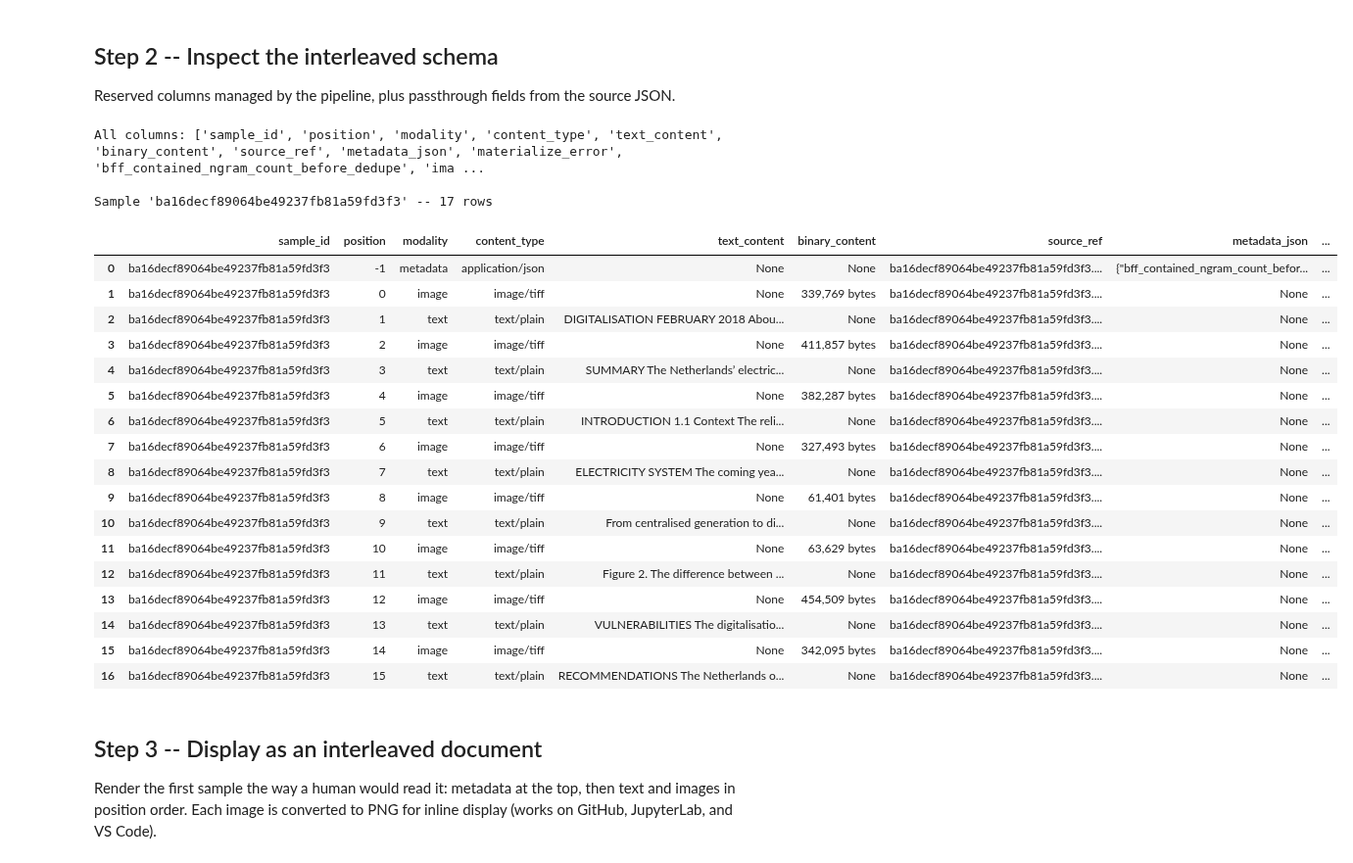
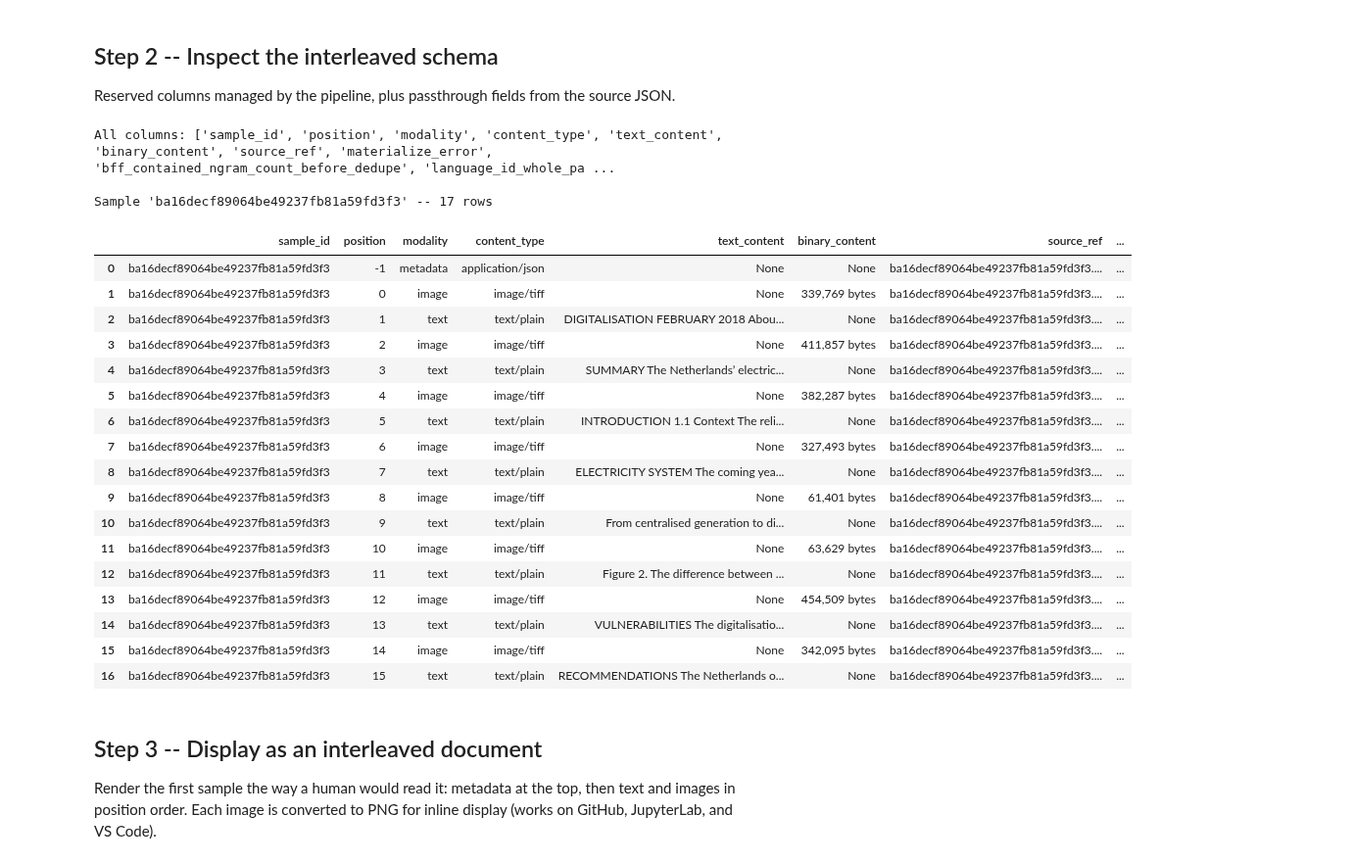
Before and after one commit to VibhuJawa/NeMo-Curator, a Jupyter notebook: tutorials/multimodal/interleaved_data_quickstart.ipynb, the cells around one changed output. Shown at 98% size. Saved outputs shown, nothing was run; the diff lists cells and outputs as text; code cells hidden in the pictures.

```diff
--- a/tutorials/multimodal/interleaved_data_quickstart.ipynb
+++ b/tutorials/multimodal/interleaved_data_quickstart.ipynb
@@ -47,6 +47,7 @@ task = FileGroupTask(task_id="quickstart", dataset_name="mint1t", data=[LOCAL_TA
 reader = WebdatasetReaderStage(
     source_id_field="pdf_name",
     materialize_on_read=True,
+    per_image_fields=["image_metadata"],
 )
 result = reader.process(task)
 batch = result[0] if isinstance(result, list) else result
@@ -94,53 +95,52 @@ def _fmt_source_ref(x: object) -> str | None:
         return None
     try:
         ref = json.loads(x)
         parts = []
         if ref.get("member"):
             parts.append(ref["member"])
         if ref.get("frame_index") is not None:
             parts.append(f"frame={ref['frame_index']}")
         if ref.get("byte_offset") is not None:
             parts.append(f"off={ref['byte_offset']}")
         return " | ".join(parts) if parts else "-"
     except (ValueError, TypeError):
         return _fmt(x)
 
 
 show = sample.copy()
 show["text_content"] = show["text_content"].map(_fmt)
 show["binary_content"] = show["binary_content"].map(_fmt)
-show["metadata_json"] = show["metadata_json"].map(lambda x: _fmt(x, max_len=80))
 show["source_ref"] = show["source_ref"].map(_fmt_source_ref)
 show["materialize_error"] = show["materialize_error"].map(_fmt)
 
 pd.set_option("display.max_columns", None)
 pd.set_option("display.max_colwidth", 80)
 pd.set_option("display.width", 220)
 
 print(f"Sample '{sample_id}' -- {len(sample)} rows\n")
 show.reset_index(drop=True)
 # %% [output]
-All columns: ['sample_id', 'position', 'modality', 'content_type', 'text_content', 'binary_content', 'source_ref', 'metadata_json', 'materialize_error', 'bff_contained_ngram_count_before_dedupe', 'ima ...
+All columns: ['sample_id', 'position', 'modality', 'content_type', 'text_content', 'binary_content', 'source_ref', 'materialize_error', 'bff_contained_ngram_count_before_dedupe', 'language_id_whole_pa ...
 
 Sample 'ba16decf89064be49237fb81a59fd3f3' -- 17 rows
-|  | sample_id | position | modality | content_type | text_content | binary_content | source_ref | metadata_json | ... |
-| 0 | ba16decf89064be49237fb81a59fd3f3 | -1 | metadata | application/json | None | None | ba16decf89064be49237fb81a59fd3f3.... | {"bff_contained_ngram_count_befor... | ... |
-| 1 | ba16decf89064be49237fb81a59fd3f3 | 0 | image | image/tiff | None | 339,769 bytes | ba16decf89064be49237fb81a59fd3f3.... | None | ... |
-| 2 | ba16decf89064be49237fb81a59fd3f3 | 1 | text | text/plain | DIGITALISATION FEBRUARY 2018 Abou... | None | ba16decf89064be49237fb81a59fd3f3.... | None | ... |
-| 3 | ba16decf89064be49237fb81a59fd3f3 | 2 | image | image/tiff | None | 411,857 bytes | ba16decf89064be49237fb81a59fd3f3.... | None | ... |
-| 4 | ba16decf89064be49237fb81a59fd3f3 | 3 | text | text/plain | SUMMARY The Netherlands’ electric... | None | ba16decf89064be49237fb81a59fd3f3.... | None | ... |
-| 5 | ba16decf89064be49237fb81a59fd3f3 | 4 | image | image/tiff | None | 382,287 bytes | ba16decf89064be49237fb81a59fd3f3.... | None | ... |
-| 6 | ba16decf89064be49237fb81a59fd3f3 | 5 | text | text/plain | INTRODUCTION 1.1 Context The reli... | None | ba16decf89064be49237fb81a59fd3f3.... | None | ... |
-| 7 | ba16decf89064be49237fb81a59fd3f3 | 6 | image | image/tiff | None | 327,493 bytes | ba16decf89064be49237fb81a59fd3f3.... | None | ... |
-| 8 | ba16decf89064be49237fb81a59fd3f3 | 7 | text | text/plain | ELECTRICITY SYSTEM The coming yea... | None | ba16decf89064be49237fb81a59fd3f3.... | None | ... |
-| 9 | ba16decf89064be49237fb81a59fd3f3 | 8 | image | image/tiff | None | 61,401 bytes | ba16decf89064be49237fb81a59fd3f3.... | None | ... |
-| 10 | ba16decf89064be49237fb81a59fd3f3 | 9 | text | text/plain | From centralised generation to di... | None | ba16decf89064be49237fb81a59fd3f3.... | None | ... |
-| 11 | ba16decf89064be49237fb81a59fd3f3 | 10 | image | image/tiff | None | 63,629 bytes | ba16decf89064be49237fb81a59fd3f3.... | None | ... |
-| 12 | ba16decf89064be49237fb81a59fd3f3 | 11 | text | text/plain | Figure 2. The difference between ... | None | ba16decf89064be49237fb81a59fd3f3.... | None | ... |
-| 13 | ba16decf89064be49237fb81a59fd3f3 | 12 | image | image/tiff | None | 454,509 bytes | ba16decf89064be49237fb81a59fd3f3.... | None | ... |
-| 14 | ba16decf89064be49237fb81a59fd3f3 | 13 | text | text/plain | VULNERABILITIES The digitalisatio... | None | ba16decf89064be49237fb81a59fd3f3.... | None | ... |
-| 15 | ba16decf89064be49237fb81a59fd3f3 | 14 | image | image/tiff | None | 342,095 bytes | ba16decf89064be49237fb81a59fd3f3.... | None | ... |
-| 16 | ba16decf89064be49237fb81a59fd3f3 | 15 | text | text/plain | RECOMMENDATIONS The Netherlands o... | None | ba16decf89064be49237fb81a59fd3f3.... | None | ... |
+|  | sample_id | position | modality | content_type | text_content | binary_content | source_ref | ... |
+| 0 | ba16decf89064be49237fb81a59fd3f3 | -1 | metadata | application/json | None | None | ba16decf89064be49237fb81a59fd3f3.... | ... |
+| 1 | ba16decf89064be49237fb81a59fd3f3 | 0 | image | image/tiff | None | 339,769 bytes | ba16decf89064be49237fb81a59fd3f3.... | ... |
+| 2 | ba16decf89064be49237fb81a59fd3f3 | 1 | text | text/plain | DIGITALISATION FEBRUARY 2018 Abou... | None | ba16decf89064be49237fb81a59fd3f3.... | ... |
+| 3 | ba16decf89064be49237fb81a59fd3f3 | 2 | image | image/tiff | None | 411,857 bytes | ba16decf89064be49237fb81a59fd3f3.... | ... |
+| 4 | ba16decf89064be49237fb81a59fd3f3 | 3 | text | text/plain | SUMMARY The Netherlands’ electric... | None | ba16decf89064be49237fb81a59fd3f3.... | ... |
+| 5 | ba16decf89064be49237fb81a59fd3f3 | 4 | image | image/tiff | None | 382,287 bytes | ba16decf89064be49237fb81a59fd3f3.... | ... |
+| 6 | ba16decf89064be49237fb81a59fd3f3 | 5 | text | text/plain | INTRODUCTION 1.1 Context The reli... | None | ba16decf89064be49237fb81a59fd3f3.... | ... |
+| 7 | ba16decf89064be49237fb81a59fd3f3 | 6 | image | image/tiff | None | 327,493 bytes | ba16decf89064be49237fb81a59fd3f3.... | ... |
+| 8 | ba16decf89064be49237fb81a59fd3f3 | 7 | text | text/plain | ELECTRICITY SYSTEM The coming yea... | None | ba16decf89064be49237fb81a59fd3f3.... | ... |
+| 9 | ba16decf89064be49237fb81a59fd3f3 | 8 | image | image/tiff | None | 61,401 bytes | ba16decf89064be49237fb81a59fd3f3.... | ... |
+| 10 | ba16decf89064be49237fb81a59fd3f3 | 9 | text | text/plain | From centralised generation to di... | None | ba16decf89064be49237fb81a59fd3f3.... | ... |
+| 11 | ba16decf89064be49237fb81a59fd3f3 | 10 | image | image/tiff | None | 63,629 bytes | ba16decf89064be49237fb81a59fd3f3.... | ... |
+| 12 | ba16decf89064be49237fb81a59fd3f3 | 11 | text | text/plain | Figure 2. The difference between ... | None | ba16decf89064be49237fb81a59fd3f3.... | ... |
+| 13 | ba16decf89064be49237fb81a59fd3f3 | 12 | image | image/tiff | None | 454,509 bytes | ba16decf89064be49237fb81a59fd3f3.... | ... |
+| 14 | ba16decf89064be49237fb81a59fd3f3 | 13 | text | text/plain | VULNERABILITIES The digitalisatio... | None | ba16decf89064be49237fb81a59fd3f3.... | ... |
+| 15 | ba16decf89064be49237fb81a59fd3f3 | 14 | image | image/tiff | None | 342,095 bytes | ba16decf89064be49237fb81a59fd3f3.... | ... |
+| 16 | ba16decf89064be49237fb81a59fd3f3 | 15 | text | text/plain | RECOMMENDATIONS The Netherlands o... | None | ba16decf89064be49237fb81a59fd3f3.... | ... |
 # %% [markdown]
 ## Step 3 -- Display as an interleaved document
 
```
Also changed, not shown: parts of 3 cells of this notebook, 7 other files.
